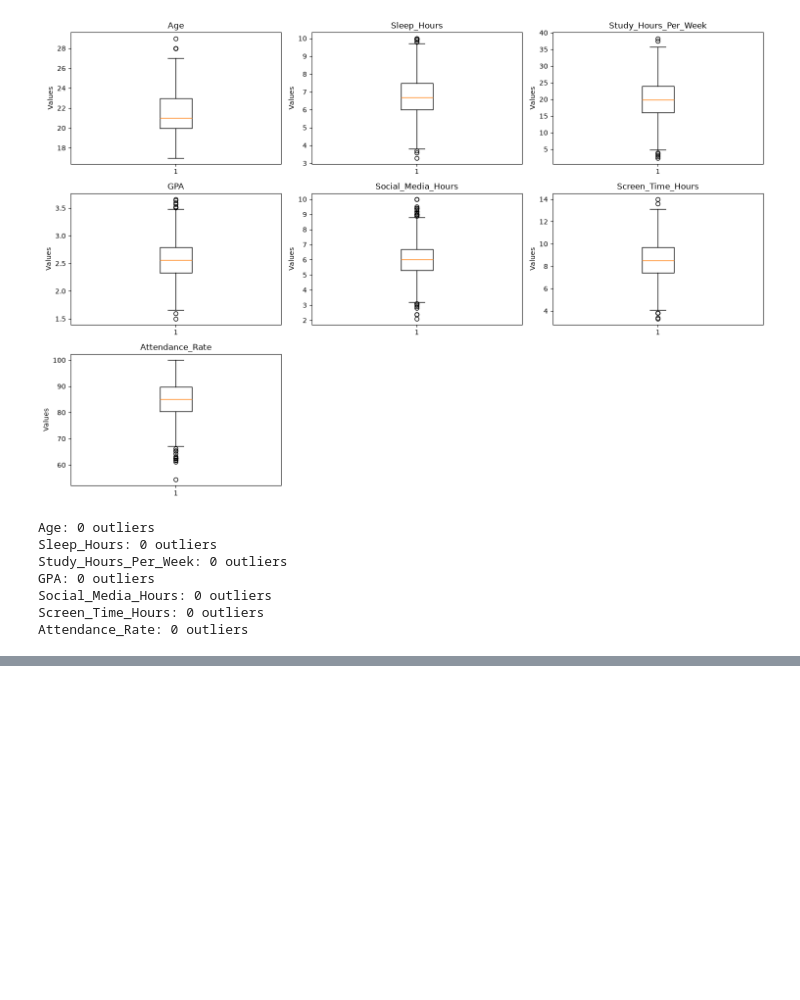
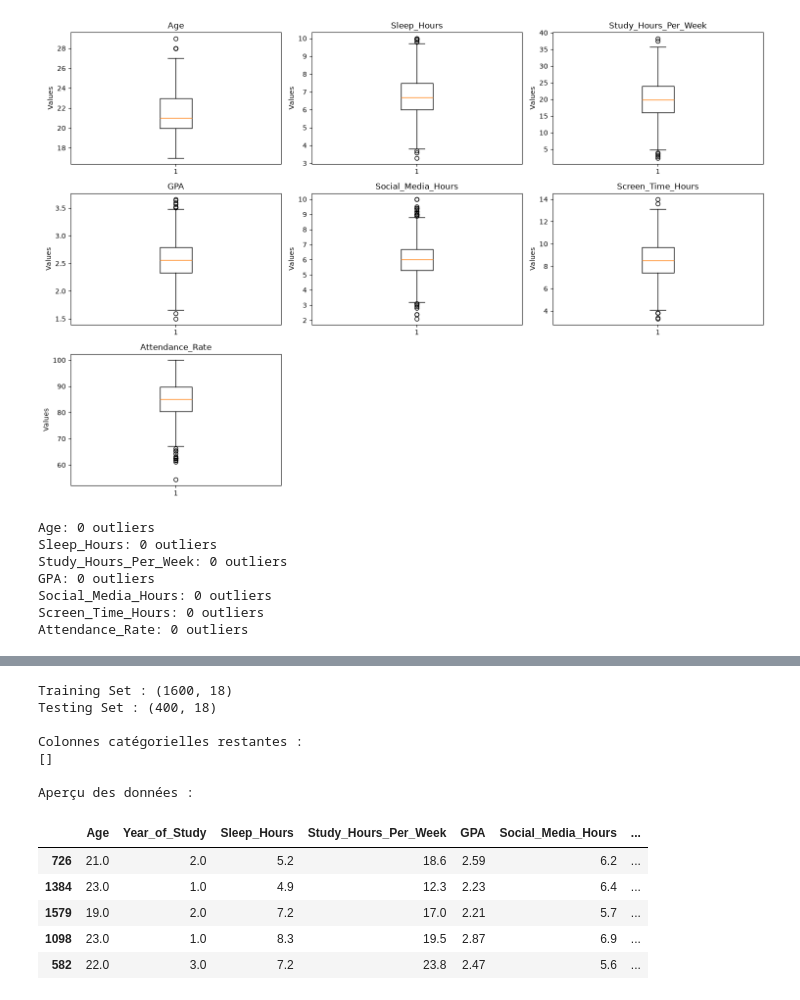
Before and after one commit to Azzam-Olaya/student-mental-health-pipeline, a Jupyter notebook: notebook/preprocessing.ipynb, the cells around one changed output, grey strips where cells are left out. Saved outputs shown, nothing was run; the diff lists cells and outputs as text; code cells hidden in the pictures; blank space fills up the shorter version.

Commit message:
preprocessing: add categorical encoding one-hot

```diff
--- a/notebook/preprocessing.ipynb
+++ b/notebook/preprocessing.ipynb
@@ -258,0 +261,7 @@ Attendance_Rate: 0 outliers
+# %%
+categorical_columns = X.select_dtypes(
+    include=['object', 'category']
+).columns.tolist()
+
+print("Variables catégorielles :")
+print(categorical_columns)
@@ -258,0 +334,49 @@ Attendance_Rate: 0 outliers
+# %%
+# Supprimer les anciennes colonnes catégorielles
+X_train_final = X_train.drop(
+    columns=categorical_columns
+)
+
+X_test_final = X_test.drop(
+    columns=categorical_columns
+)
+
+# Ajouter les colonnes encodées
+X_train_final = pd.concat(
+    [X_train_final, X_train_encoded],
+    axis=1
+)
+
+X_test_final = pd.concat(
+    [X_test_final, X_test_encoded],
+    axis=1
+)
+# %%
+print("Training Set :", X_train_final.shape)
+print("Testing Set :", X_test_final.shape)
+
+print("\nColonnes catégorielles restantes :")
+
+print(
+    X_train_final.select_dtypes(
+        include=['object', 'category']
+    ).columns.tolist()
+)
+
+print("\nAperçu des données :")
+
+display(X_train_final.head())
+# %% [output]
+Training Set : (1600, 18)
+Testing Set : (400, 18)
+
+Colonnes catégorielles restantes :
+[]
+
+Aperçu des données :
+|  | Age | Year_of_Study | Sleep_Hours | Study_Hours_Per_Week | GPA | Social_Media_Hours | ... |
+| 726 | 21.0 | 2.0 | 5.2 | 18.6 | 2.59 | 6.2 | ... |
+| 1384 | 23.0 | 1.0 | 4.9 | 12.3 | 2.23 | 6.4 | ... |
+| 1579 | 19.0 | 2.0 | 7.2 | 17.0 | 2.21 | 5.7 | ... |
+| 1098 | 23.0 | 1.0 | 8.3 | 19.5 | 2.87 | 6.9 | ... |
+| 582 | 22.0 | 3.0 | 7.2 | 23.8 | 2.47 | 5.6 | ... |
```
Also changed, not shown: parts of 4 cells of this notebook.
